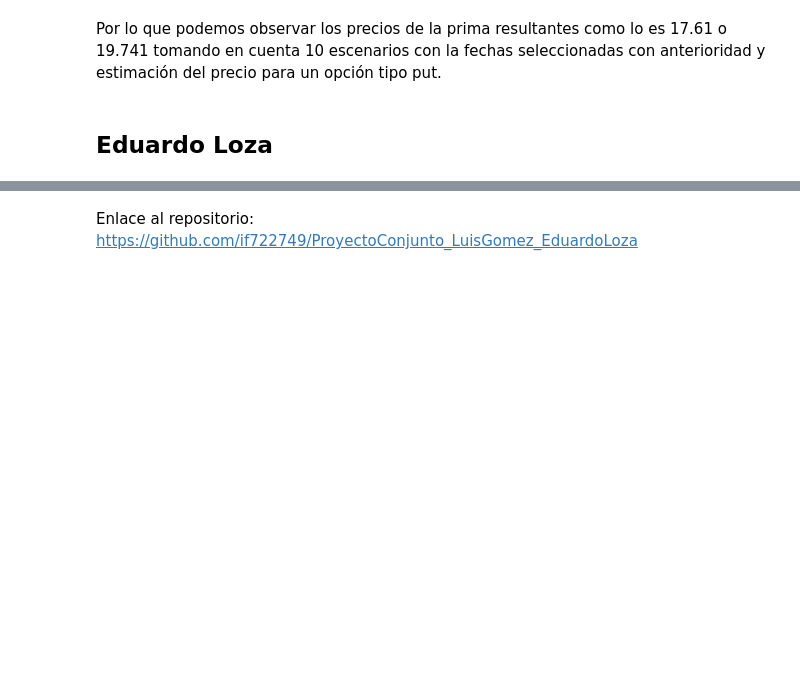
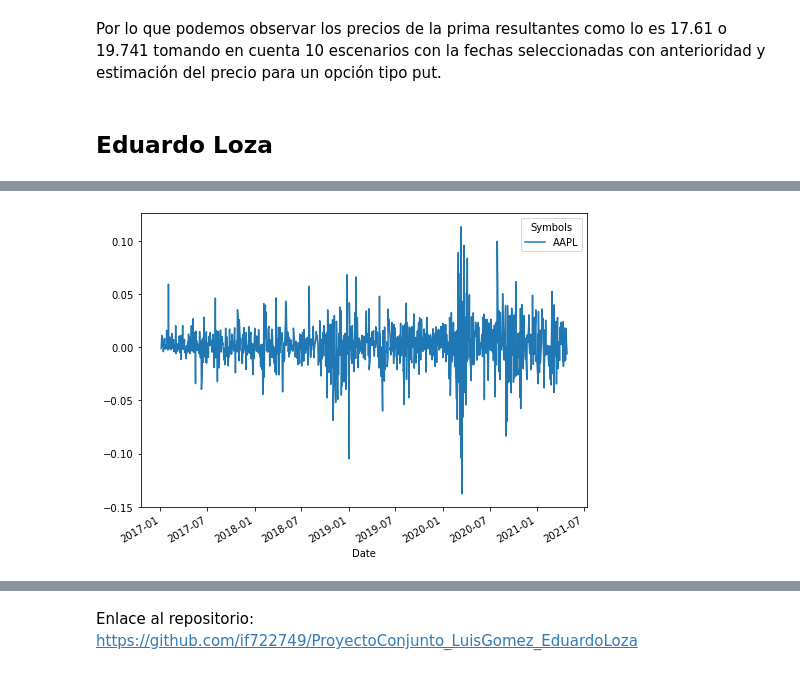
Before and after one commit to if722749/ProyectoConjunto_LuisGomez_EduardoLoza, a Jupyter notebook: Tarea9_LGomez_ELoza.ipynb, the cells around one changed output, grey strips where cells are left out. Saved outputs shown, nothing was run; the diff lists cells and outputs as text; code cells hidden in the pictures; blank space fills up the shorter version.

```diff
--- a/Tarea9_LGomez_ELoza.ipynb
+++ b/Tarea9_LGomez_ELoza.ipynb
@@ -478,0 +538,6 @@ Por lo que podemos observar los precios de la prima resultantes como lo es 17.61
+# %%
+
+ret_aapl = calc_daily_ret(closes_aapl)
+ret_aapl.plot(figsize=(8,6));
+# %% [output]
+[figure, added]
```
Also changed, not shown: parts of 34 cells of this notebook.
